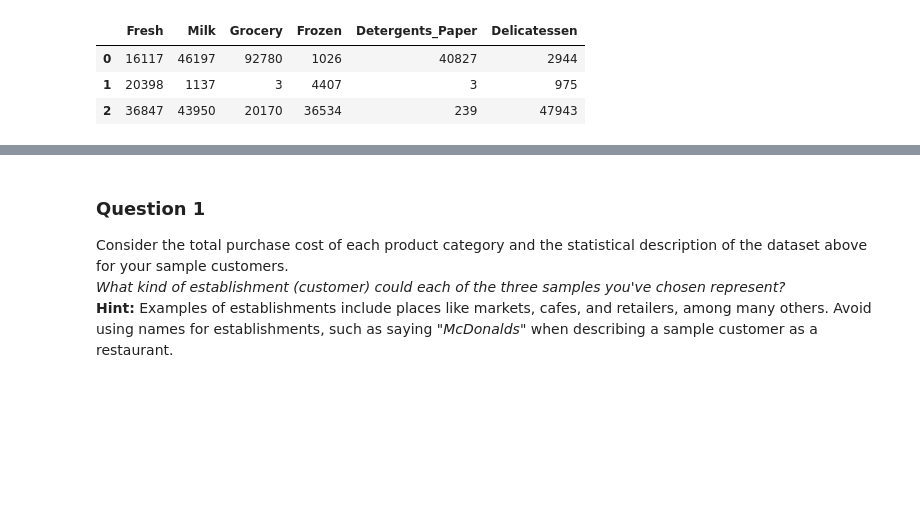
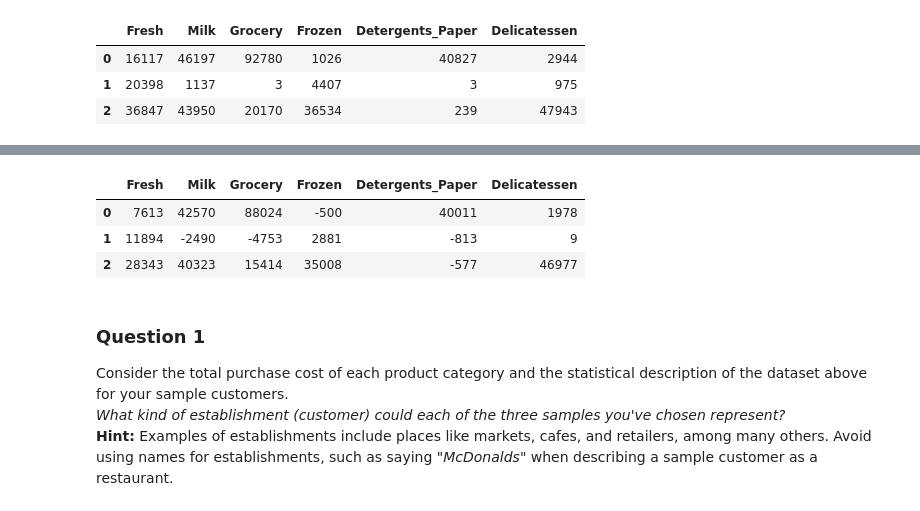
Before and after one commit to drschilling/Creating-Customers-Segments, a Jupyter notebook: customer_segments.ipynb, the cells around one changed output, grey strips where cells are left out. Cells and saved outputs as stored; diff of their text form; code cells hidden in the pictures; blank space fills up the shorter version.

```diff
--- a/customer_segments.ipynb
+++ b/customer_segments.ipynb
@@ -73,3 +81,11 @@ Chosen samples of wholesale customers dataset:
+# %%
+#Displaying how much of the sample is above or below the median for every product.
+display(samples - np.round(data.median()))
+# %% [output]
+|  | Fresh | Milk | Grocery | Frozen | Detergents_Paper | Delicatessen |
+| 0 | 7613 | 42570 | 88024 | -500 | 40011 | 1978 |
+| 1 | 11894 | -2490 | -4753 | 2881 | -813 | 9 |
+| 2 | 28343 | 40323 | 15414 | 35008 | -577 | 46977 |
 # %% [markdown]
 ### Question 1
 Consider the total purchase cost of each product category and the statistical description of the dataset above for your sample customers.
```
Also changed, not shown: parts of 4 cells of this notebook, 1 other file.
